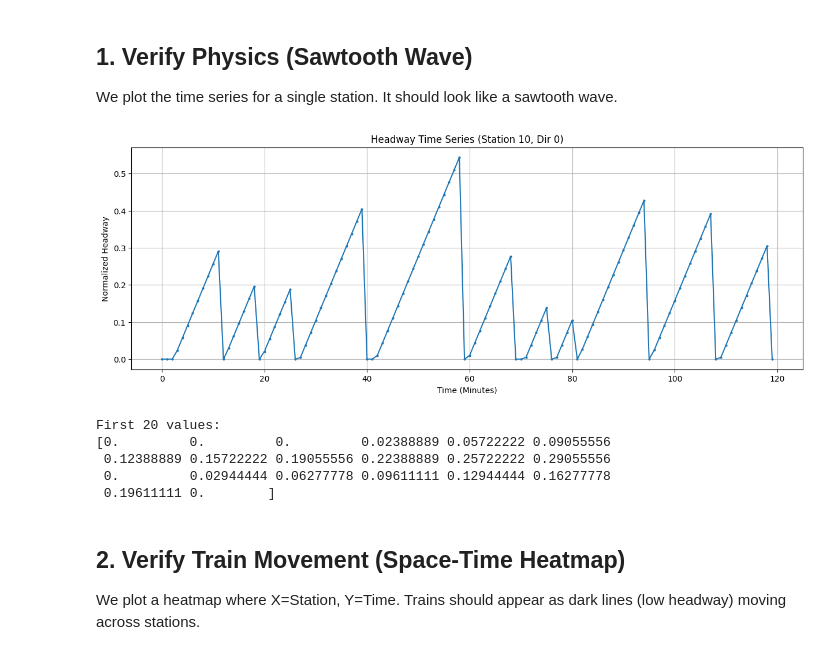
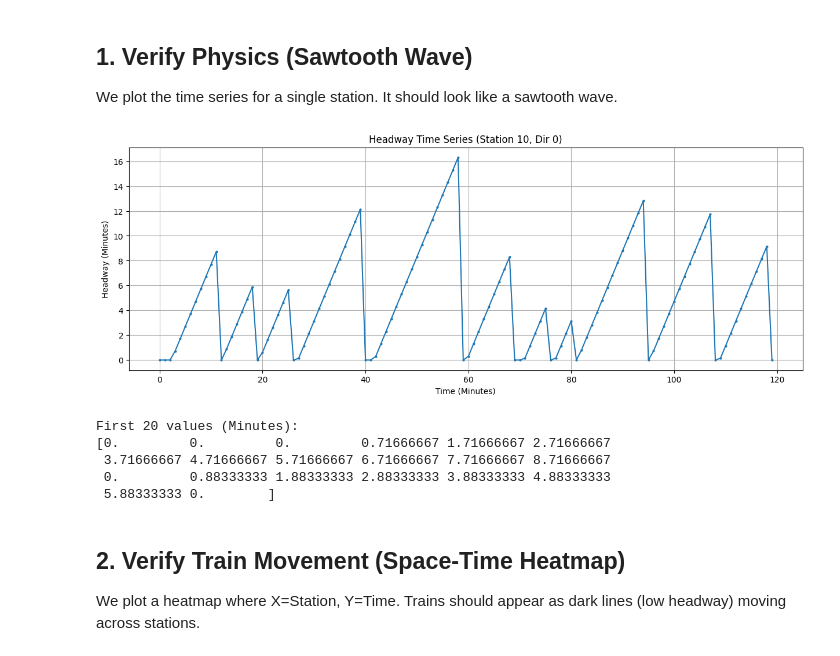
Before and after one commit to DanHerman212/headway-prediction, a Jupyter notebook: notebooks/4_spatiotemporal_eda.ipynb, the cells around one changed output. Drawn from its saved outputs; the diff is of its cells as text; code cells hidden in the pictures.

```diff
--- a/notebooks/4_spatiotemporal_eda.ipynb
+++ b/notebooks/4_spatiotemporal_eda.ipynb
@@ -37,32 +37,33 @@ We plot the time series for a single station. It should look like a sawtooth wav
 # %%
 # Select a station (e.g., index 10) and direction 0 (Northbound)
 station_idx = 10
 direction_idx = 0
 time_steps = 120 # 2 hours
 
 # Extract series
 # Shape is (Time, Station, Direction, 1)
-series = data[:time_steps, station_idx, direction_idx, 0]
+# Multiply by 30 to convert back to minutes (Normalization factor from Notebook 3)
+series = data[:time_steps, station_idx, direction_idx, 0] * 30
 
 # Plot
 plt.figure(figsize=(15, 5))
 plt.plot(series, marker='o', markersize=2)
 plt.title(f"Headway Time Series (Station {station_idx}, Dir {direction_idx})")
 plt.xlabel("Time (Minutes)")
-plt.ylabel("Normalized Headway")
+plt.ylabel("Headway (Minutes)")
 plt.grid(True)
 plt.show()
 
 # Check values
-print("First 20 values:")
+print("First 20 values (Minutes):")
 print(series[:20])
 # %% [output]
-[figure, old version]
+[figure, new version]
-First 20 values:
-[0.         0.         0.         0.02388889 0.05722222 0.09055556
- 0.12388889 0.15722222 0.19055556 0.22388889 0.25722222 0.29055556
- 0.         0.02944444 0.06277778 0.09611111 0.12944444 0.16277778
- 0.19611111 0.        ]
+First 20 values (Minutes):
+[0.         0.         0.         0.71666667 1.71666667 2.71666667
+ 3.71666667 4.71666667 5.71666667 6.71666667 7.71666667 8.71666667
+ 0.         0.88333333 1.88333333 2.88333333 3.88333333 4.88333333
+ 5.88333333 0.        ]
 # %% [markdown]
 ## 2. Verify Train Movement (Space-Time Heatmap)
 We plot a heatmap where X=Station, Y=Time.
```
Also changed, not shown: parts of 1 cell of this notebook.
